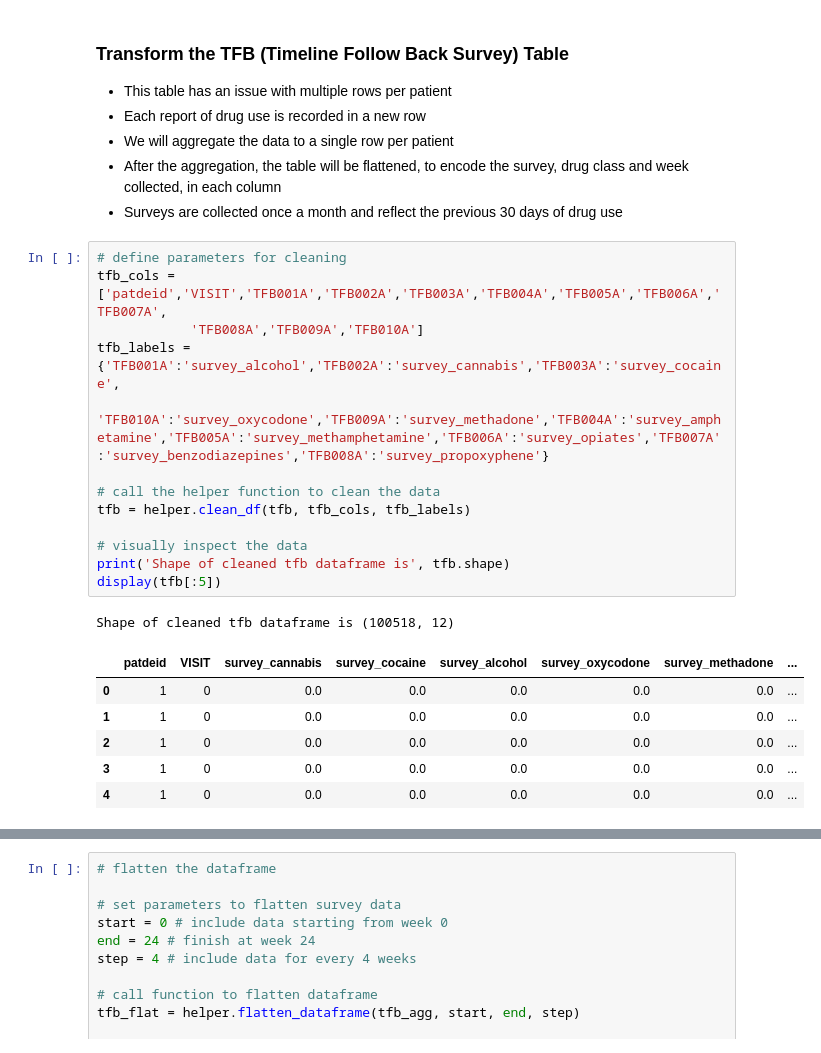
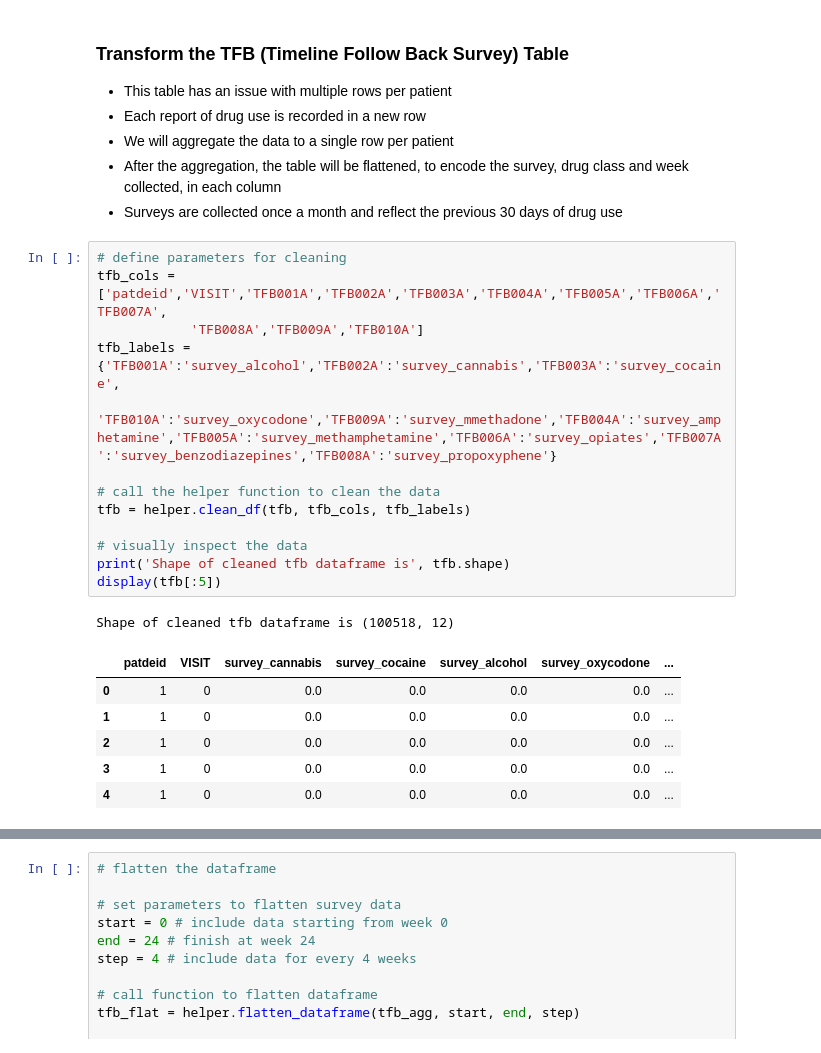
Before and after one commit to DanHerman212/precision_medicine, a Jupyter notebook: code/1_data_cleaning.ipynb, the cells around one changed output, grey strips where cells are left out. Drawn from its saved outputs; the diff is of its cells as text.

```diff
--- a/code/1_data_cleaning.ipynb
+++ b/code/1_data_cleaning.ipynb
@@ -488,24 +488,24 @@ Dataframe pex with shape of (1869, 13) has been cleaned
 # %%
 # define parameters for cleaning
 tfb_cols = ['patdeid','VISIT','TFB001A','TFB002A','TFB003A','TFB004A','TFB005A','TFB006A','TFB007A',
             'TFB008A','TFB009A','TFB010A']
 tfb_labels = {'TFB001A':'survey_alcohol','TFB002A':'survey_cannabis','TFB003A':'survey_cocaine',
-              'TFB010A':'survey_oxycodone','TFB009A':'survey_methadone','TFB004A':'survey_amphetamine','TFB005A':'survey_methamphetamine','TFB006A':'survey_opiates','TFB007A':'survey_benzodiazepines','TFB008A':'survey_propoxyphene'}
+              'TFB010A':'survey_oxycodone','TFB009A':'survey_mmethadone','TFB004A':'survey_amphetamine','TFB005A':'survey_methamphetamine','TFB006A':'survey_opiates','TFB007A':'survey_benzodiazepines','TFB008A':'survey_propoxyphene'}
 
 # call the helper function to clean the data
 tfb = helper.clean_df(tfb, tfb_cols, tfb_labels)
 
 # visually inspect the data
 print('Shape of cleaned tfb dataframe is', tfb.shape)
 display(tfb[:5])
 # %% [output]
 Shape of cleaned tfb dataframe is (100518, 12)
-|  | patdeid | VISIT | survey_cannabis | survey_cocaine | survey_alcohol | survey_oxycodone | survey_methadone | ... |
-| 0 | 1 | 0 | 0.0 | 0.0 | 0.0 | 0.0 | 0.0 | ... |
-| 1 | 1 | 0 | 0.0 | 0.0 | 0.0 | 0.0 | 0.0 | ... |
-| 2 | 1 | 0 | 0.0 | 0.0 | 0.0 | 0.0 | 0.0 | ... |
-| 3 | 1 | 0 | 0.0 | 0.0 | 0.0 | 0.0 | 0.0 | ... |
-| 4 | 1 | 0 | 0.0 | 0.0 | 0.0 | 0.0 | 0.0 | ... |
+|  | patdeid | VISIT | survey_cannabis | survey_cocaine | survey_alcohol | survey_oxycodone | ... |
+| 0 | 1 | 0 | 0.0 | 0.0 | 0.0 | 0.0 | ... |
+| 1 | 1 | 0 | 0.0 | 0.0 | 0.0 | 0.0 | ... |
+| 2 | 1 | 0 | 0.0 | 0.0 | 0.0 | 0.0 | ... |
+| 3 | 1 | 0 | 0.0 | 0.0 | 0.0 | 0.0 | ... |
+| 4 | 1 | 0 | 0.0 | 0.0 | 0.0 | 0.0 | ... |
 # %%
 # aggregate rows by patient and visit, sum all records of drug use
 
```
Also changed, not shown: parts of 1 cell of this notebook, 3 other files.
